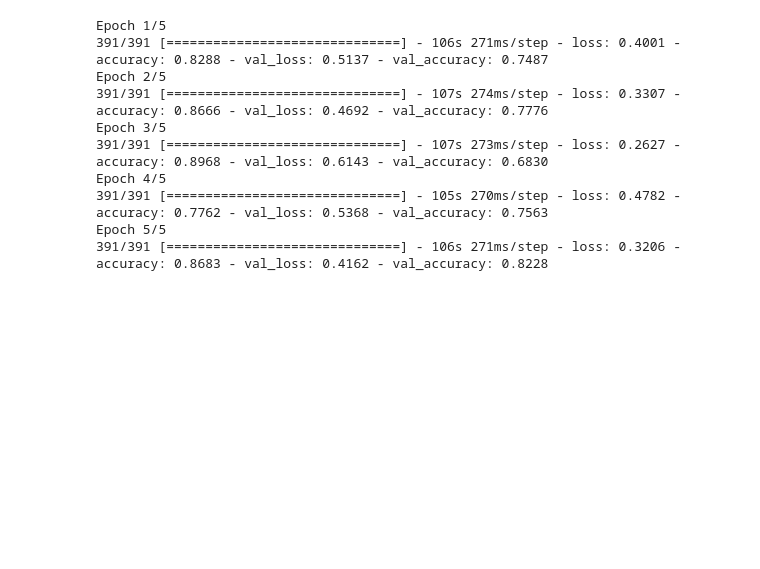
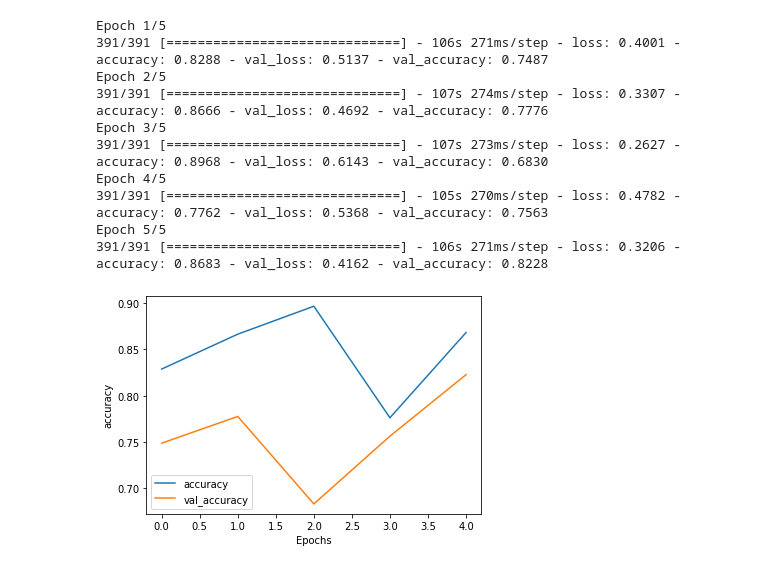
Before and after one commit to imsiddhant07/Tensorflow-in-Practice, a Jupyter notebook: 3.TF-NLP/TF_NLP6.ipynb, the cells around one changed output. Saved outputs shown, nothing was run; the diff lists cells and outputs as text; code cells hidden in the pictures; blank space fills up the shorter version.

```diff
--- a/3.TF-NLP/TF_NLP6.ipynb
+++ b/3.TF-NLP/TF_NLP6.ipynb
@@ -147,3 +147,7 @@ Epoch 4/5
 391/391 [==============================] - 105s 270ms/step - loss: 0.4782 - accuracy: 0.7762 - val_loss: 0.5368 - val_accuracy: 0.7563
 Epoch 5/5
 391/391 [==============================] - 106s 271ms/step - loss: 0.3206 - accuracy: 0.8683 - val_loss: 0.4162 - val_accuracy: 0.8228
+# %%
+plot_graphs(history, 'accuracy')
+# %% [output]
+[figure, added]
```
Also changed, not shown: parts of 1 cell of this notebook.
